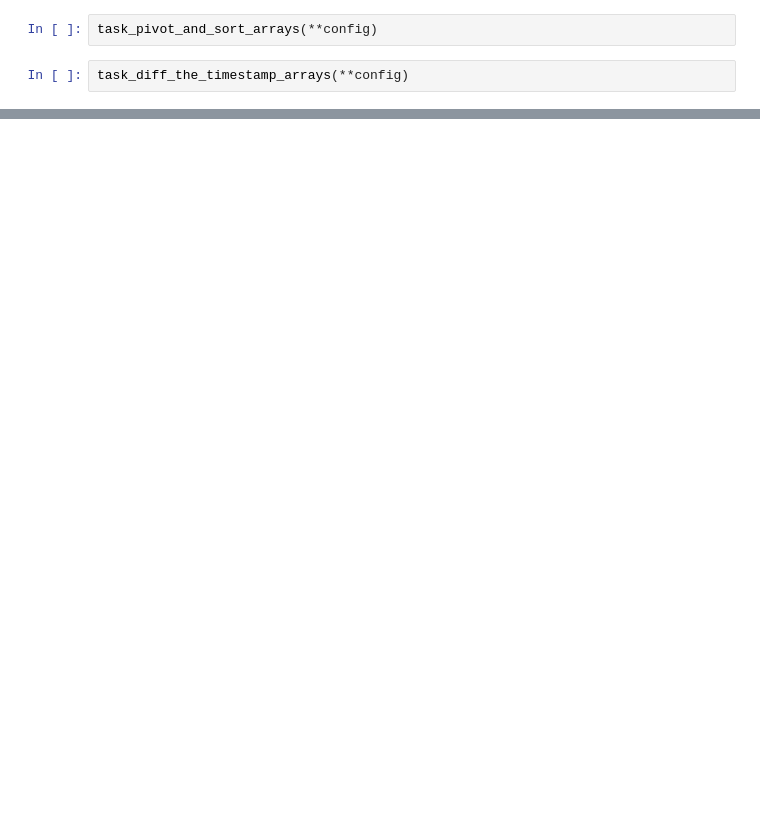
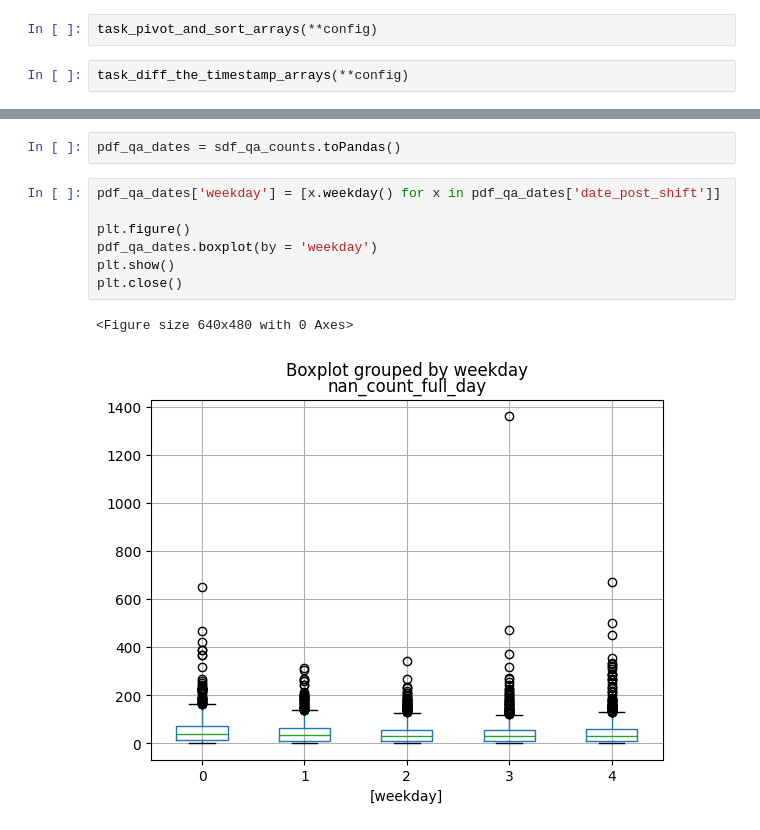
Before and after one commit to badassdatascience/badass-data-science, a Jupyter notebook: badassdatascience/forecasting/deep_learning/forex/scratch_pad.ipynb, the cells around one changed output, grey strips where cells are left out. Drawn from its saved outputs; the diff is of its cells as text; blank space fills up the shorter version.

```diff
--- a/badassdatascience/forecasting/deep_learning/forex/scratch_pad.ipynb
+++ b/badassdatascience/forecasting/deep_learning/forex/scratch_pad.ipynb
@@ -158,0 +348,12 @@ task_diff_the_timestamp_arrays(**config)
+# %%
+pdf_qa_dates = sdf_qa_counts.toPandas()
+# %%
+pdf_qa_dates['weekday'] = [x.weekday() for x in pdf_qa_dates['date_post_shift']]
+
+plt.figure()
+pdf_qa_dates.boxplot(by = 'weekday')
+plt.show()
+plt.close()
+# %% [output]
+<Figure size 640x480 with 0 Axes>
+[figure, added]
```
Also changed, not shown: parts of 16 cells of this notebook, 1 other file.
